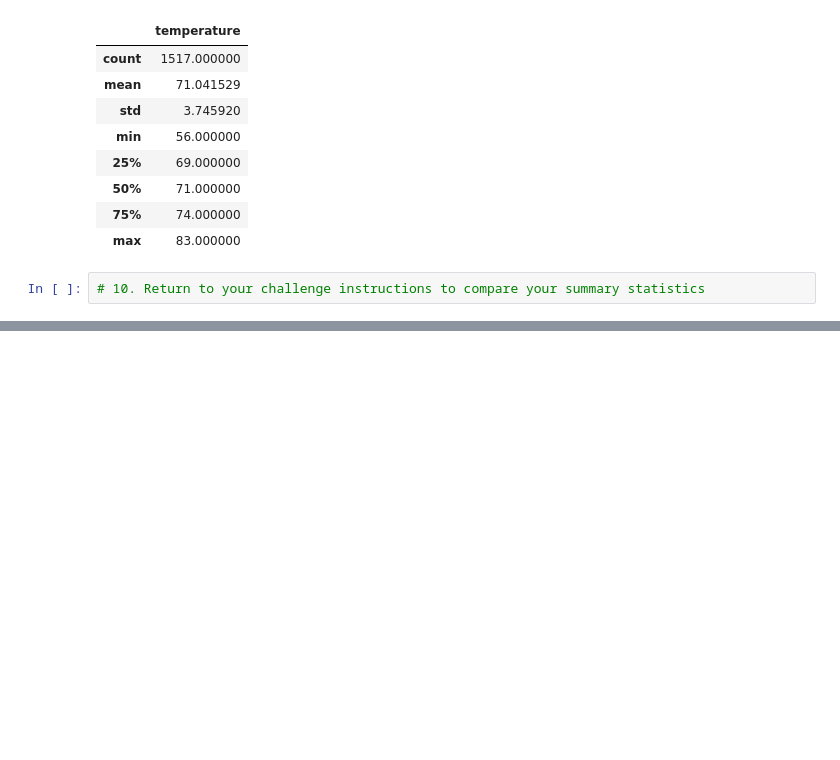
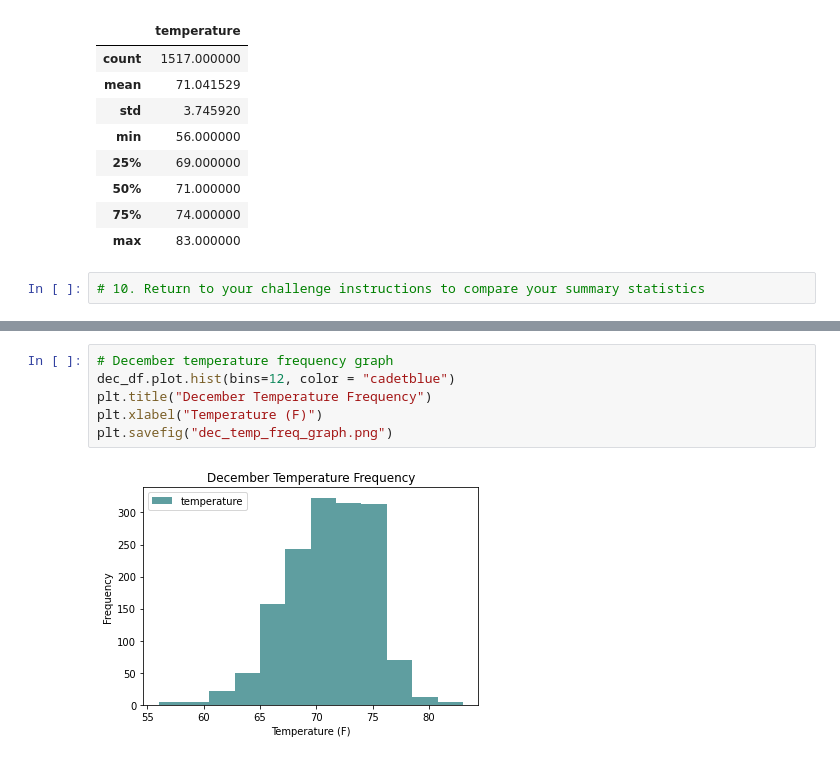
Before and after one commit to sarah17moore/surfs_up, a Jupyter notebook: SurfsUp_Challenge.ipynb, the cells around one changed output, grey strips where cells are left out. Drawn from its saved outputs; the diff is of its cells as text; blank space fills up the shorter version.

```diff
--- a/SurfsUp_Challenge.ipynb
+++ b/SurfsUp_Challenge.ipynb
@@ -128,0 +161,8 @@ dec_df.describe()
+# %%
+# December temperature frequency graph
+dec_df.plot.hist(bins=12, color = "cadetblue")
+plt.title("December Temperature Frequency")
+plt.xlabel("Temperature (F)")
+plt.savefig("dec_temp_freq_graph.png")
+# %% [output]
+[figure, added]
```
Also changed, not shown: parts of 15 cells of this notebook, 2 other files.
